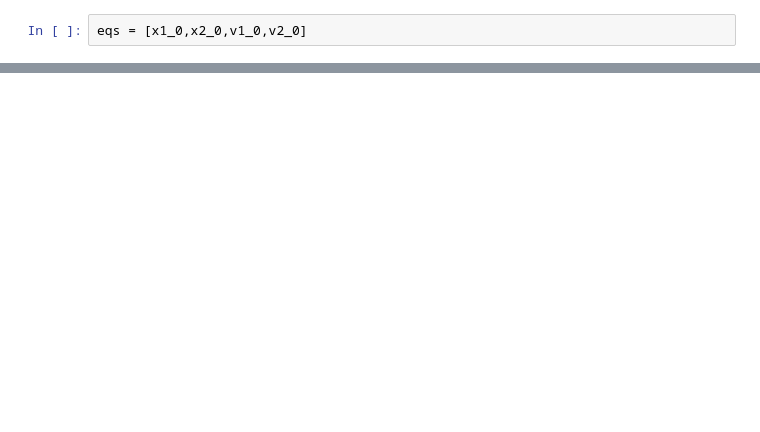
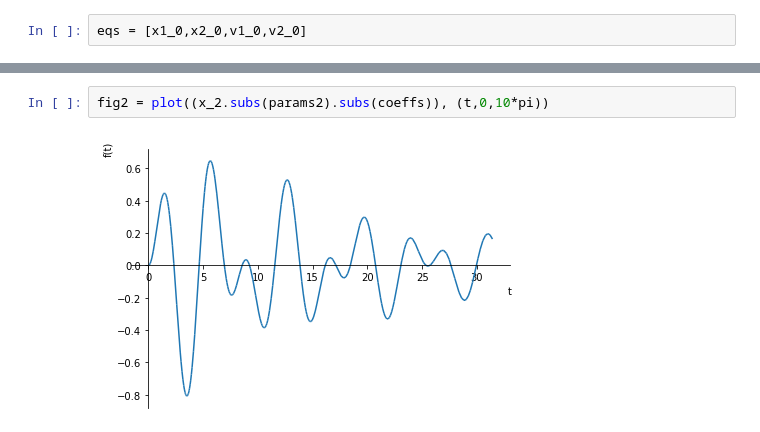
Before and after one commit to jhildebrand22/HW-PS353, a Jupyter notebook: 11_10.ipynb, the cells around one changed output, grey strips where cells are left out. Drawn from its saved outputs; the diff is of its cells as text; blank space fills up the shorter version.

```diff
--- a/11_10.ipynb
+++ b/11_10.ipynb
@@ -54,0 +55,4 @@ solve([f,g])
+# %%
+fig2 = plot((x_2.subs(params2).subs(coeffs)), (t,0,10*pi))
+# %% [output]
+[figure, added]
```
Also changed, not shown: parts of 7 cells of this notebook.
